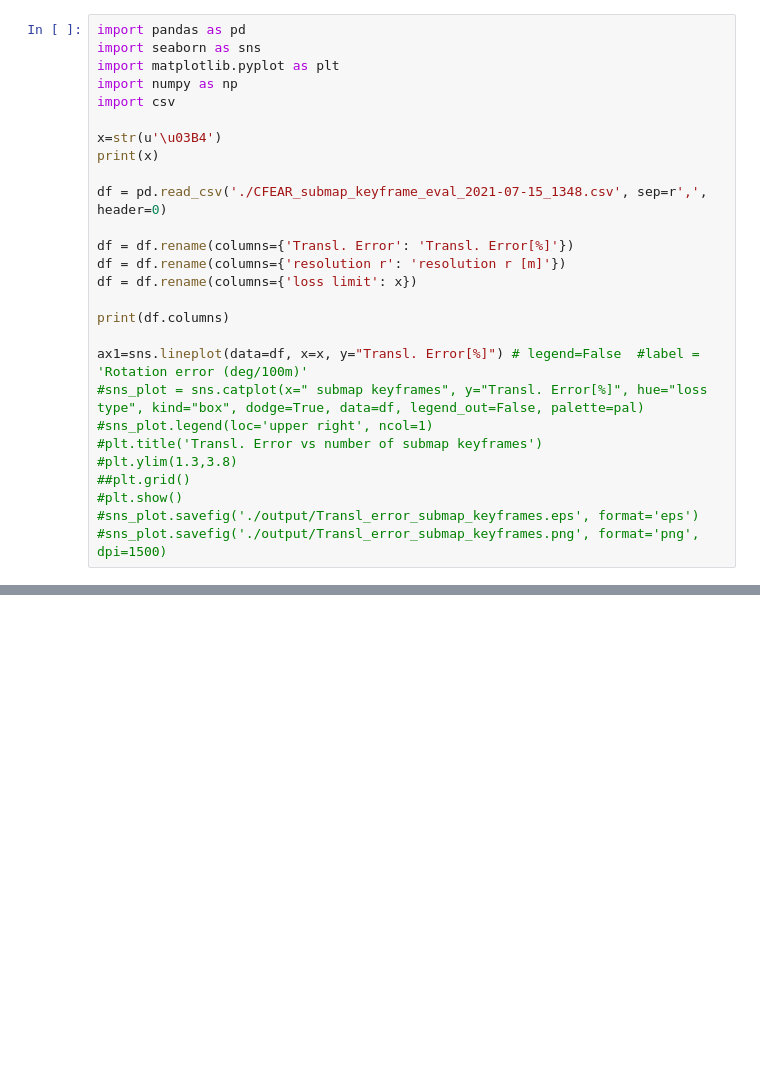
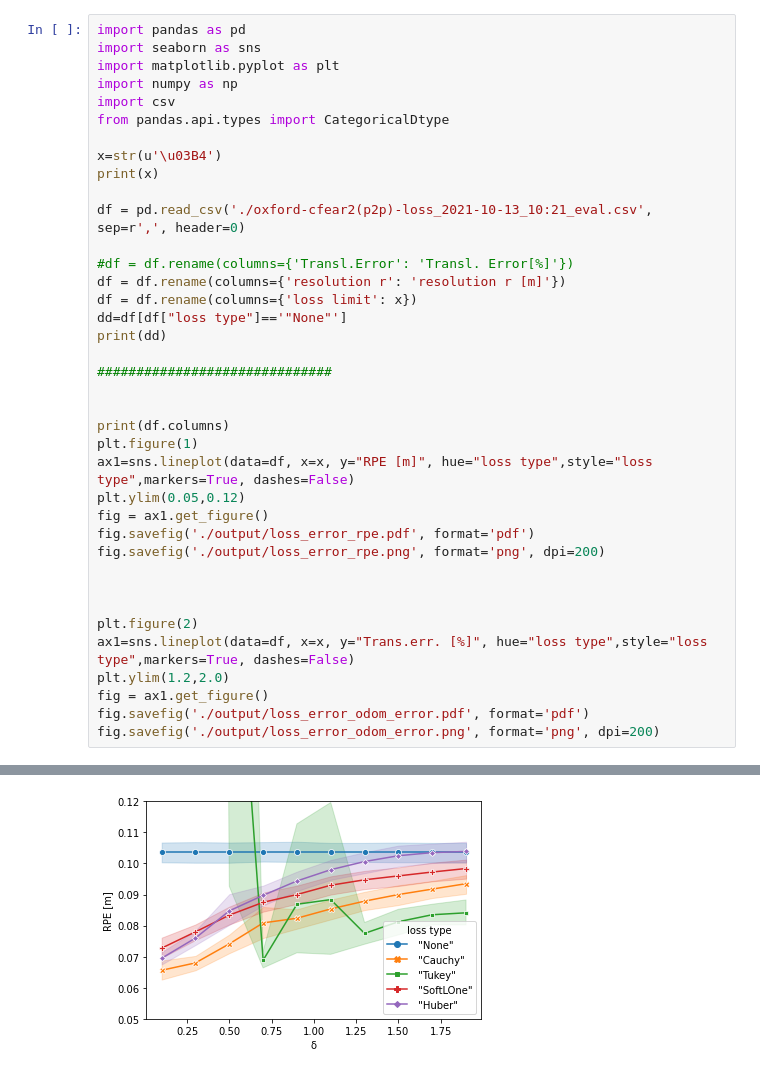
Before and after one commit to Samleo8/CFEAR_evaluation, a Jupyter notebook: loss_function_eval/plot_loss_funcitons.ipynb, the cells around one changed output, grey strips where cells are left out. Cells and saved outputs as stored; diff of their text form; blank space fills up the shorter version.

```diff
--- a/loss_function_eval/plot_loss_funcitons.ipynb
+++ b/loss_function_eval/plot_loss_funcitons.ipynb
@@ -88,26 +91,37 @@ import seaborn as sns
 import matplotlib.pyplot as plt
 import numpy as np
 import csv
+from pandas.api.types import CategoricalDtype
 
 x=str(u'\u03B4')
 print(x)
 
-df = pd.read_csv('./CFEAR_submap_keyframe_eval_2021-07-15_1348.csv', sep=r',', header=0)
+df = pd.read_csv('./oxford-cfear2(p2p)-loss_2021-10-13_10:21_eval.csv', sep=r',', header=0)
 
-df = df.rename(columns={'Transl. Error': 'Transl. Error[%]'})
+#df = df.rename(columns={'Transl.Error': 'Transl. Error[%]'})
 df = df.rename(columns={'resolution r': 'resolution r [m]'})
 df = df.rename(columns={'loss limit': x})
+dd=df[df["loss type"]=='"None"']
+print(dd)
+
+##############################
+
 
 print(df.columns)
+plt.figure(1)
+ax1=sns.lineplot(data=df, x=x, y="RPE [m]", hue="loss type",style="loss type",markers=True, dashes=False)
+plt.ylim(0.05,0.12)
+fig = ax1.get_figure()
+fig.savefig('./output/loss_error_rpe.pdf', format='pdf')
+fig.savefig('./output/loss_error_rpe.png', format='png', dpi=200)
 
-ax1=sns.lineplot(data=df, x=x, y="Transl. Error[%]") # legend=False  #label = 'Rotation error (deg/100m)'
-#sns_plot = sns.catplot(x=" submap keyframes", y="Transl. Error[%]", hue="loss type", kind="box", dodge=True, data=df, legend_out=False, palette=pal)
-#sns_plot.legend(loc='upper right', ncol=1)
-#plt.title('Transl. Error vs number of submap keyframes')
-#plt.ylim(1.3,3.8)
-##plt.grid()
-#plt.show()
-#sns_plot.savefig('./output/Transl_error_submap_keyframes.eps', format='eps')
-#sns_plot.savefig('./output/Transl_error_submap_keyframes.png', format='png', dpi=1500)
+
+
+plt.figure(2)
+ax1=sns.lineplot(data=df, x=x, y="Trans.err. [%]", hue="loss type",style="loss type",markers=True, dashes=False)
+plt.ylim(1.2,2.0)
+fig = ax1.get_figure()
+fig.savefig('./output/loss_error_odom_error.pdf', format='pdf')
+fig.savefig('./output/loss_error_odom_error.png', format='png', dpi=200)
 # %% [output]
 δ
@@ -127,0 +144 @@ Index(['z min', ' min distance', ' max distance', ' k strongest',
+[figure, added]
```
Also changed, not shown: parts of 3 cells of this notebook, 6 other files.
